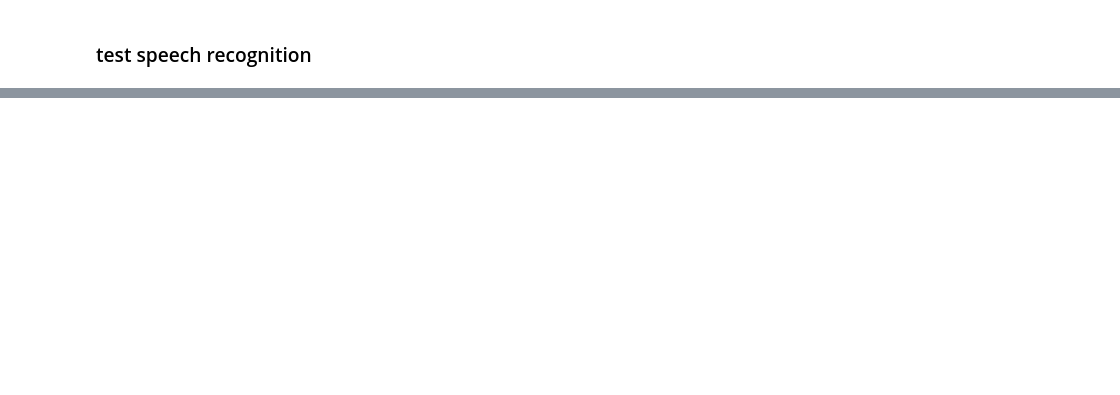
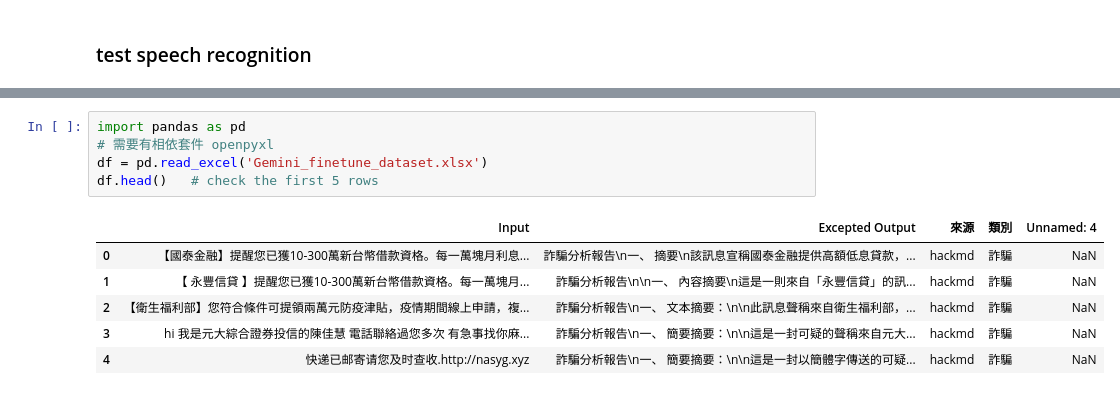
Before and after one commit to lattalab/ML_project, a Jupyter notebook: Linebot/detect/prompt_LLM.ipynb, the cells around one changed output, grey strips where cells are left out. Drawn from its saved outputs; the diff is of its cells as text; blank space fills up the shorter version.

```diff
--- a/Linebot/detect/prompt_LLM.ipynb
+++ b/Linebot/detect/prompt_LLM.ipynb
@@ -79,0 +155,12 @@ Manchester United
+# %%
+import pandas as pd
+# 需要有相依套件 openpyxl
+df = pd.read_excel('Gemini_finetune_dataset.xlsx')
+df.head()   # check the first 5 rows
+# %% [output]
+|  | Input | Excepted Output | 來源 | 類別 | Unnamed: 4 |
+| 0 | 【國泰金融】提醒您已獲10-300萬新台幣借款資格。每一萬塊月利息... | 詐騙分析報告\n一、 摘要\n該訊息宣稱國泰金融提供高額低息貸款，... | hackmd | 詐騙 | NaN |
+| 1 | 【 永豐信貸 】提醒您已獲10-300萬新台幣借款資格。每一萬塊月... | 詐騙分析報告\n\n一、 內容摘要\n這是一則來自「永豐信貸」的訊... | hackmd | 詐騙 | NaN |
+| 2 | 【衛生福利部】您符合條件可提領兩萬元防疫津貼，疫情期間線上申請，複... | 詐騙分析報告\n一、 文本摘要：\n\n此訊息聲稱來自衛生福利部，... | hackmd | 詐騙 | NaN |
+| 3 | hi 我是元大綜合證券投信的陳佳慧 電話聯絡過您多次 有急事找你麻... | 詐騙分析報告\n一、 簡要摘要：\n\n這是一封可疑的聲稱來自元大... | hackmd | 詐騙 | NaN |
+| 4 | 快递已邮寄请您及时查收.http://nasyg.xyz | 詐騙分析報告\n一、 簡要摘要：\n\n這是一封以簡體字傳送的可疑... | hackmd | 詐騙 | NaN |
```
Also changed, not shown: parts of 20 cells of this notebook, 29 other files.
